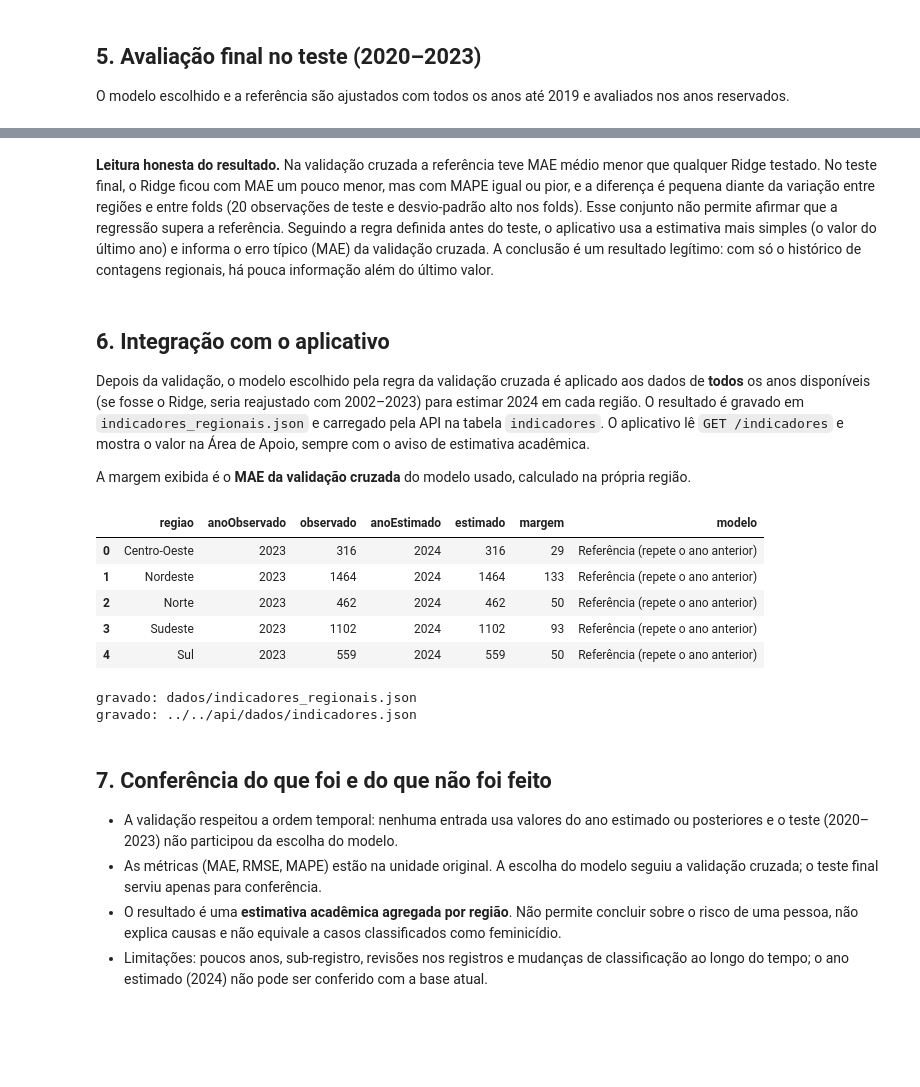
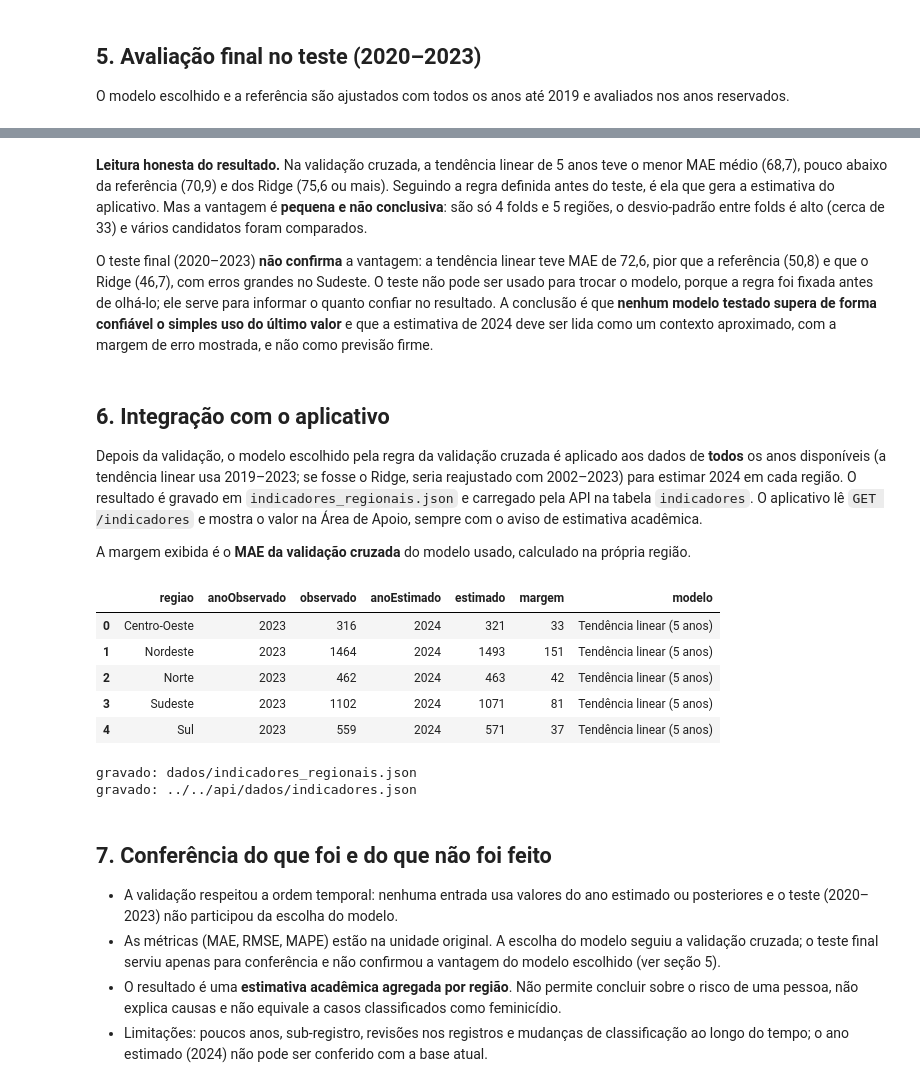
Before and after one commit to BrunoSalau/Projeto-Integrador, a Jupyter notebook: dataScience/data-science/notebook_modelagem.ipynb, the cells around one changed output, grey strips where cells are left out. Cells and saved outputs as stored; diff of their text form; code cells hidden in the pictures; blank space fills up the shorter version.

```diff
--- a/dataScience/data-science/notebook_modelagem.ipynb
+++ b/dataScience/data-science/notebook_modelagem.ipynb
@@ -150,9 +167,11 @@ A tabela acima mostra o MAE de cada fold. A regra de escolha foi definida antes
 # %%
 REFERENCIA = 'Referência (repete o ano anterior)'
 medias = cv.groupby('modelo')['MAE'].mean()
-melhor_ridge = medias.drop(REFERENCIA).idxmin()
+ridges = [n for n in medias.index if n.startswith('Ridge')]
+melhor_ridge = medias[ridges].idxmin()
 modelo_final = medias.idxmin()
+print('Referência | MAE médio =', round(medias[REFERENCIA], 2))
+print(TENDENCIA, '| MAE médio =', round(medias[TENDENCIA], 2))
 print('Melhor Ridge na validação cruzada:', melhor_ridge, '| MAE médio =', round(medias[melhor_ridge], 2))
-print('Referência | MAE médio =', round(medias[REFERENCIA], 2))
 print('Modelo escolhido pela regra da validação cruzada:', modelo_final)
 # %% [output]
@@ -166,6 +186,7 @@ O modelo escolhido e a referência são ajustados com todos os anos até 2019 e
 y_teste = teste['y'].to_numpy()
 previsto = {
     'Referência': prever_referencia(treino_total, teste),
+    'Tendência linear': candidatos[TENDENCIA](treino_total, teste),
     'Ridge': candidatos[melhor_ridge](treino_total, teste),
 }
 tabela_teste = pd.DataFrame({k: metricas(y_teste, v) for k, v in previsto.items()}).T.round(2)
@@ -177,12 +199,9 @@ tabela_teste
 # %%
 teste_det = teste[['regiao', 'ano', 'y']].copy()
-teste_det['ref'] = previsto['Referência']
-teste_det['ridge'] = previsto['Ridge']
+for k, v in previsto.items():
+    teste_det[k] = v
 por_regiao = teste_det.groupby('regiao').apply(
-    lambda t: pd.Series({
-        'MAE referência': np.mean(np.abs(t['ref'] - t['y'])),
-        'MAE Ridge': np.mean(np.abs(t['ridge'] - t['y'])),
-    }),
+    lambda t: pd.Series({f'MAE {k}': np.mean(np.abs(t[k] - t['y'])) for k in previsto}),
     include_groups=False,
 ).round(1)
 por_regiao
@@ -197,9 +216,10 @@ por_regiao
 # %%
 fig, eixos = plt.subplots(1, 5, figsize=(14, 3), sharex=True)
+estilo = {'Referência': ('^', ':'), 'Tendência linear': ('d', '-.'), 'Ridge': ('s', '--')}
 for ax, (regiao, t) in zip(eixos, teste_det.groupby('regiao')):
     ax.plot(t['ano'], t['y'], marker='o', label='Observado')
-    ax.plot(t['ano'], t['ridge'], marker='s', ls='--', label='Ridge')
-    ax.plot(t['ano'], t['ref'], marker='^', ls=':', label='Referência')
+    for k, (marcador, linha) in estilo.items():
+        ax.plot(t['ano'], t[k], marker=marcador, ls=linha, label=k)
     ax.set_title(regiao, fontsize=9)
     ax.set_xticks(sorted(teste['ano'].unique()))
     ax.tick_params(labelsize=7)
@@ -217,16 +237,20 @@ Modelo usado na estimativa para o aplicativo (escolhido na validação cruzada):
 # %% [markdown]
-**Leitura honesta do resultado.** Na validação cruzada a referência teve MAE médio menor que qualquer Ridge testado. No teste final, o Ridge ficou com MAE um pouco menor, mas com MAPE igual ou pior, e a diferença é pequena diante da variação entre regiões e entre folds (20 observações de teste e desvio-padrão alto nos folds). Esse conjunto não permite afirmar que a regressão supera a referência. Seguindo a regra definida antes do teste, o aplicativo usa a estimativa mais simples (o valor do último ano) e informa o erro típico (MAE) da validação cruzada. A conclusão é um resultado legítimo: com só o histórico de contagens regionais, há pouca informação além do último valor.
+**Leitura honesta do resultado.** Na validação cruzada, a tendência linear de 5 anos teve o menor MAE médio (68,7), pouco abaixo da referência (70,9) e dos Ridge (75,6 ou mais). Seguindo a regra definida antes do teste, é ela que gera a estimativa do aplicativo. Mas a vantagem é **pequena e não conclusiva**: são só 4 folds e 5 regiões, o desvio-padrão entre folds é alto (cerca de 33) e vários candidatos foram comparados.
+
+O teste final (2020–2023) **não confirma** a vantagem: a tendência linear teve MAE de 72,6, pior que a referência (50,8) e que o Ridge (46,7), com erros grandes no Sudeste. O teste não pode ser usado para trocar o modelo, porque a regra foi fixada antes de olhá-lo; ele serve para informar o quanto confiar no resultado. A conclusão é que **nenhum modelo testado supera de forma confiável o simples uso do último valor** e que a estimativa de 2024 deve ser lida como um contexto aproximado, com a margem de erro mostrada, e não como previsão firme.
 # %% [markdown]
 ## 6. Integração com o aplicativo
-Depois da validação, o modelo escolhido pela regra da validação cruzada é aplicado aos dados de **todos** os anos disponíveis (se fosse o Ridge, seria reajustado com 2002–2023) para estimar 2024 em cada região. O resultado é gravado em `indicadores_regionais.json` e carregado pela API na tabela `indicadores`. O aplicativo lê `GET /indicadores` e mostra o valor na Área de Apoio, sempre com o aviso de estimativa acadêmica.
+Depois da validação, o modelo escolhido pela regra da validação cruzada é aplicado aos dados de **todos** os anos disponíveis (a tendência linear usa 2019–2023; se fosse o Ridge, seria reajustado com 2002–2023) para estimar 2024 em cada região. O resultado é gravado em `indicadores_regionais.json` e carregado pela API na tabela `indicadores`. O aplicativo lê `GET /indicadores` e mostra o valor na Área de Apoio, sempre com o aviso de estimativa acadêmica.
 
 A margem exibida é o **MAE da validação cruzada** do modelo usado, calculado na própria região.
 # %%
 todos = base.copy()
-ultimo = d[d['ano'] == d['ano'].max()].copy()
-ultimo = ultimo.merge(d[d['ano'] == d['ano'].max() - 1][['regiao', 'y']].rename(columns={'y': 'y_ant'}), on='regiao')
+ano_obs = int(d['ano'].max())
+ultimo = d[d['ano'] == ano_obs].copy()
+ultimo = ultimo.merge(d[d['ano'] == ano_obs - 1][['regiao', 'y']].rename(columns={'y': 'y_ant'}), on='regiao')
 alvo = pd.DataFrame({
     'regiao': ultimo['regiao'],
+    'ano': ano_obs + 1,
     'lag1': ultimo['y'].to_numpy(),
     'momento': np.log(ultimo['y'] / ultimo['y_ant']).to_numpy(),
 })
@@ -234,39 +258,40 @@ alvo = pd.DataFrame({
 if modelo_final.startswith('Ridge'):
     alpha = float(modelo_final.split('=')[1].rstrip(')'))
     final = criar_ridge(alpha).fit(todos[COLUNAS], todos['crescimento'])
     estimado = alvo['lag1'].to_numpy() * np.exp(final.predict(alvo[COLUNAS]))
+elif modelo_final == TENDENCIA:
+    estimado = prever_tendencia(5)(todos, alvo)
 else:
     estimado = alvo['lag1'].to_numpy()
 nome_modelo = modelo_final
 chave_cv = modelo_final
 
 mae_regiao_cv = {}
 for regiao in sorted(base['regiao'].unique()):
     erros = []
     for ini, fim in folds:
         tr = treino_total[treino_total['ano'] < ini]
         va = treino_total[(treino_total['ano'].between(ini, fim)) & (treino_total['regiao'] == regiao)]
         erros.extend(np.abs(candidatos[chave_cv](tr, va) - va['y'].to_numpy()))
     mae_regiao_cv[regiao] = float(np.mean(erros))
 
-ano_obs = int(d['ano'].max())
 saida = pd.DataFrame({
     'regiao': alvo['regiao'],
     'anoObservado': ano_obs,
     'observado': alvo['lag1'].astype(int),
     'anoEstimado': ano_obs + 1,
     'estimado': np.round(estimado).astype(int),
     'margem': [int(round(mae_regiao_cv[r])) for r in alvo['regiao']],
     'modelo': nome_modelo,
 }).sort_values('regiao').reset_index(drop=True)
 saida
 # %% [output]
 |  | regiao | anoObservado | observado | anoEstimado | estimado | margem | modelo |
-| 0 | Centro-Oeste | 2023 | 316 | 2024 | 316 | 29 | Referência (repete o ano anterior) |
-| 1 | Nordeste | 2023 | 1464 | 2024 | 1464 | 133 | Referência (repete o ano anterior) |
-| 2 | Norte | 2023 | 462 | 2024 | 462 | 50 | Referência (repete o ano anterior) |
-| 3 | Sudeste | 2023 | 1102 | 2024 | 1102 | 93 | Referência (repete o ano anterior) |
-| 4 | Sul | 2023 | 559 | 2024 | 559 | 50 | Referência (repete o ano anterior) |
+| 0 | Centro-Oeste | 2023 | 316 | 2024 | 321 | 33 | Tendência linear (5 anos) |
+| 1 | Nordeste | 2023 | 1464 | 2024 | 1493 | 151 | Tendência linear (5 anos) |
+| 2 | Norte | 2023 | 462 | 2024 | 463 | 42 | Tendência linear (5 anos) |
+| 3 | Sudeste | 2023 | 1102 | 2024 | 1071 | 81 | Tendência linear (5 anos) |
+| 4 | Sul | 2023 | 559 | 2024 | 571 | 37 | Tendência linear (5 anos) |
 # %%
 registros = saida.to_dict(orient='records')
 destinos = [DADOS / 'indicadores_regionais.json']
@@ -282,6 +307,6 @@ gravado: ../../api/dados/indicadores.json
 # %% [markdown]
 ## 7. Conferência do que foi e do que não foi feito
 - A validação respeitou a ordem temporal: nenhuma entrada usa valores do ano estimado ou posteriores e o teste (2020–2023) não participou da escolha do modelo.
-- As métricas (MAE, RMSE, MAPE) estão na unidade original. A escolha do modelo seguiu a validação cruzada; o teste final serviu apenas para conferência.
+- As métricas (MAE, RMSE, MAPE) estão na unidade original. A escolha do modelo seguiu a validação cruzada; o teste final serviu apenas para conferência e não confirmou a vantagem do modelo escolhido (ver seção 5).
 - O resultado é uma **estimativa acadêmica agregada por região**. Não permite concluir sobre o risco de uma pessoa, não explica causas e não equivale a casos classificados como feminicídio.
 - Limitações: poucos anos, sub-registro, revisões nos registros e mudanças de classificação ao longo do tempo; o ano estimado (2024) não pode ser conferido com a base atual.
```
Also changed, not shown: parts of 11 cells of this notebook, 5 other files.
